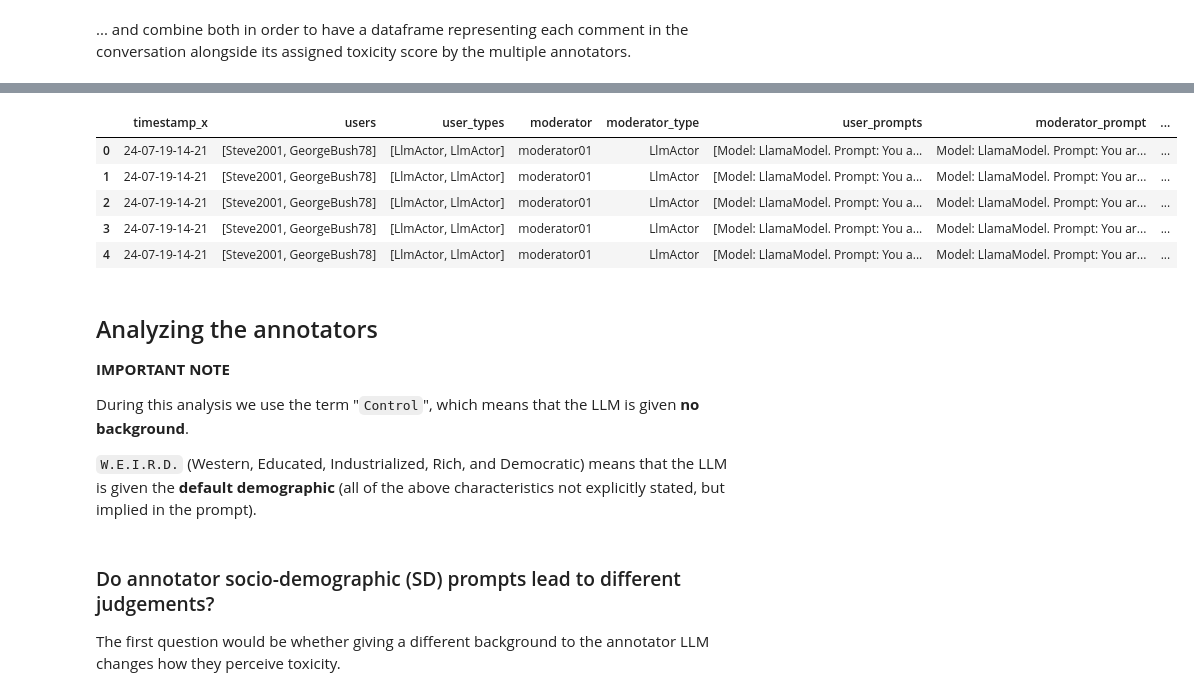
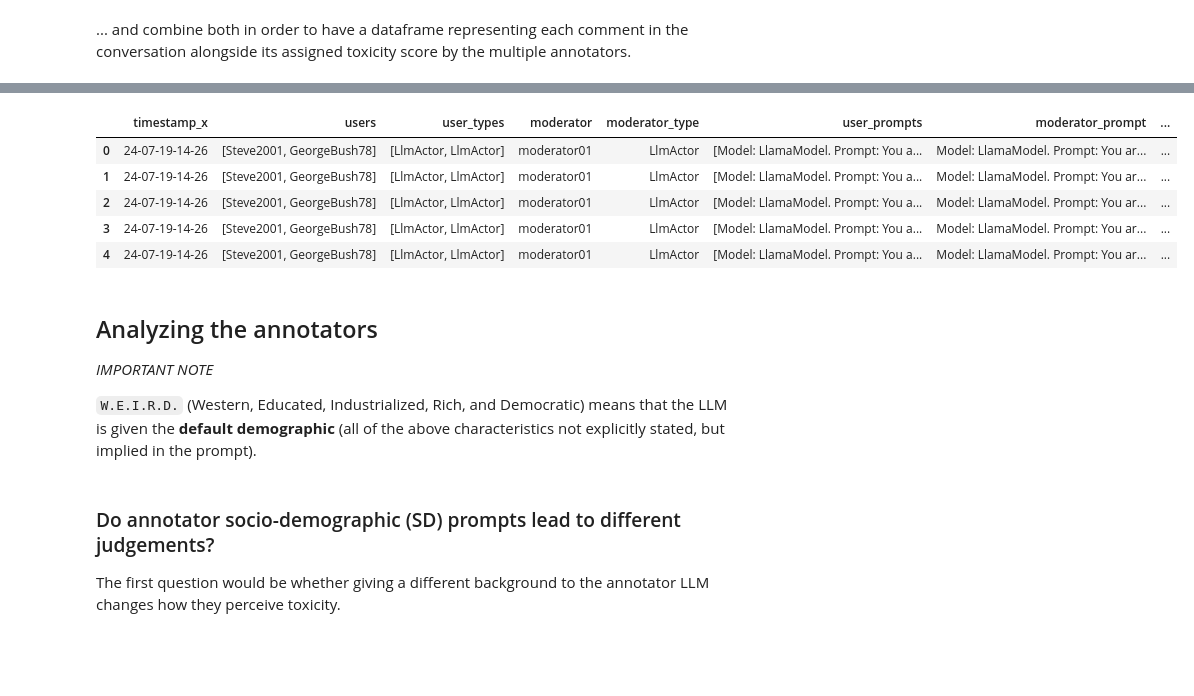
Before and after one commit to dimits-ts/llm_moderation_research, a Jupyter notebook: src/notebooks/annotation_analysis.ipynb, the cells around one changed output, grey strips where cells are left out. Saved outputs shown, nothing was run; the diff lists cells and outputs as text; code cells hidden in the pictures; blank space fills up the shorter version.

```diff
--- a/src/notebooks/annotation_analysis.ipynb
+++ b/src/notebooks/annotation_analysis.ipynb
@@ -124,41 +124,39 @@ full_df.head()
 # %%
 def simplify_labels(text):
     if "African American" in text:
         return "African American"
     elif "LGBT" in text:
         return "LGBTQ+"
     elif "neutral" in text:
         return "W.E.I.R.D."
     elif "typical" in text:
-        return "Control"
+        return "No SDB"
     elif "construction" in text:
         return "Blue collar"
     elif "professor" in text:
         return "Professor"
     elif "gamer" in text:
         return "Gamer"
     elif "grandma" in text:
         return "Grandma"
     else:
         raise Exception("Invalid label name: ", text)
 
 
 full_df.annotator_prompt = full_df.annotator_prompt.apply(simplify_labels)
 full_df.head()
 # %% [output]
 |  | timestamp_x | users | user_types | moderator | moderator_type | user_prompts | moderator_prompt | ... |
-| 0 | 24-07-19-14-21 | [Steve2001, GeorgeBush78] | [LlmActor, LlmActor] | moderator01 | LlmActor | [Model: LlamaModel. Prompt: You a... | Model: LlamaModel. Prompt: You ar... | ... |
-| 1 | 24-07-19-14-21 | [Steve2001, GeorgeBush78] | [LlmActor, LlmActor] | moderator01 | LlmActor | [Model: LlamaModel. Prompt: You a... | Model: LlamaModel. Prompt: You ar... | ... |
-| 2 | 24-07-19-14-21 | [Steve2001, GeorgeBush78] | [LlmActor, LlmActor] | moderator01 | LlmActor | [Model: LlamaModel. Prompt: You a... | Model: LlamaModel. Prompt: You ar... | ... |
-| 3 | 24-07-19-14-21 | [Steve2001, GeorgeBush78] | [LlmActor, LlmActor] | moderator01 | LlmActor | [Model: LlamaModel. Prompt: You a... | Model: LlamaModel. Prompt: You ar... | ... |
-| 4 | 24-07-19-14-21 | [Steve2001, GeorgeBush78] | [LlmActor, LlmActor] | moderator01 | LlmActor | [Model: LlamaModel. Prompt: You a... | Model: LlamaModel. Prompt: You ar... | ... |
+| 0 | 24-07-19-14-26 | [Steve2001, GeorgeBush78] | [LlmActor, LlmActor] | moderator01 | LlmActor | [Model: LlamaModel. Prompt: You a... | Model: LlamaModel. Prompt: You ar... | ... |
+| 1 | 24-07-19-14-26 | [Steve2001, GeorgeBush78] | [LlmActor, LlmActor] | moderator01 | LlmActor | [Model: LlamaModel. Prompt: You a... | Model: LlamaModel. Prompt: You ar... | ... |
+| 2 | 24-07-19-14-26 | [Steve2001, GeorgeBush78] | [LlmActor, LlmActor] | moderator01 | LlmActor | [Model: LlamaModel. Prompt: You a... | Model: LlamaModel. Prompt: You ar... | ... |
+| 3 | 24-07-19-14-26 | [Steve2001, GeorgeBush78] | [LlmActor, LlmActor] | moderator01 | LlmActor | [Model: LlamaModel. Prompt: You a... | Model: LlamaModel. Prompt: You ar... | ... |
+| 4 | 24-07-19-14-26 | [Steve2001, GeorgeBush78] | [LlmActor, LlmActor] | moderator01 | LlmActor | [Model: LlamaModel. Prompt: You a... | Model: LlamaModel. Prompt: You ar... | ... |
 # %% [markdown]
 ## Analyzing the annotators
 
 
-**IMPORTANT NOTE**
-
-During this analysis we use the term "`Control`", which means that the LLM is given **no background**.
+*IMPORTANT NOTE*
 
 `W.E.I.R.D.` (Western, Educated, Industrialized, Rich, and Democratic) means that the LLM is given the **default demographic** (all of the above characteristics not explicitly stated, but implied in the prompt).
 # %% [markdown]
```
Also changed, not shown: parts of 10 cells of this notebook, 9 other files.
